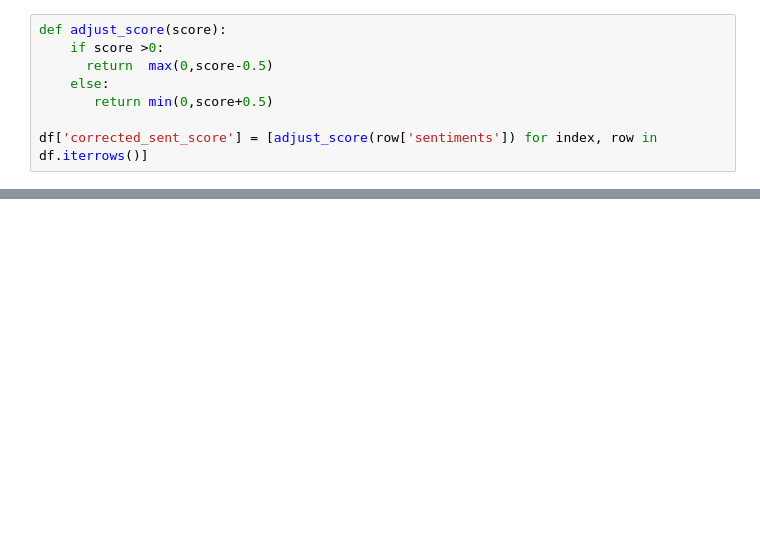
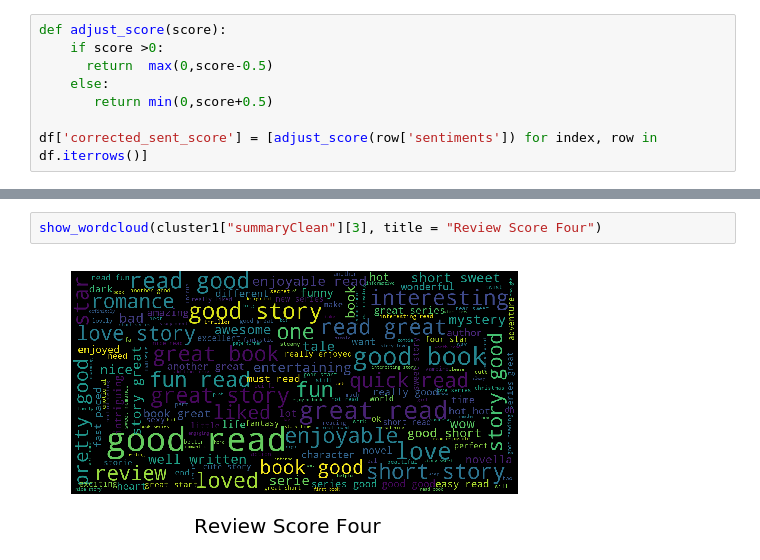
Before and after one commit to yashvardhan90/AmazeRec, a Jupyter notebook: Data Preprocessing.ipynb, the cells around one changed output, grey strips where cells are left out. Cells and saved outputs as stored; diff of their text form; blank space fills up the shorter version.

```diff
--- a/Data Preprocessing.ipynb
+++ b/Data Preprocessing.ipynb
@@ -45,0 +140,4 @@ df.to_pickle('../reviews_Kindle_Store_5.h5')
+# %%
+show_wordcloud(cluster1["summaryClean"][3], title = "Review Score Four")
+# %% [output]
+[figure, added]
```
Also changed, not shown: parts of 20 cells of this notebook, 3 other files.
